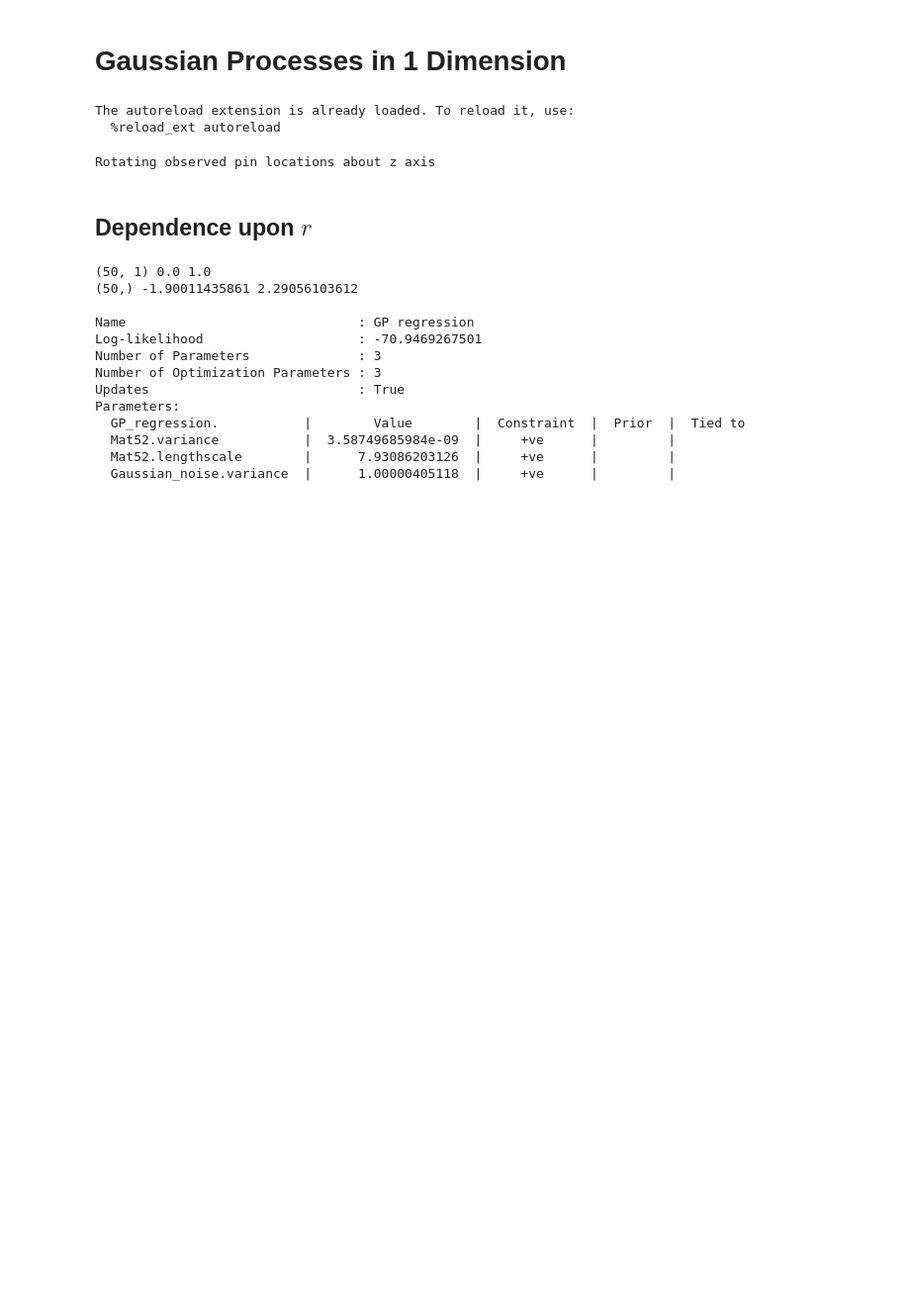
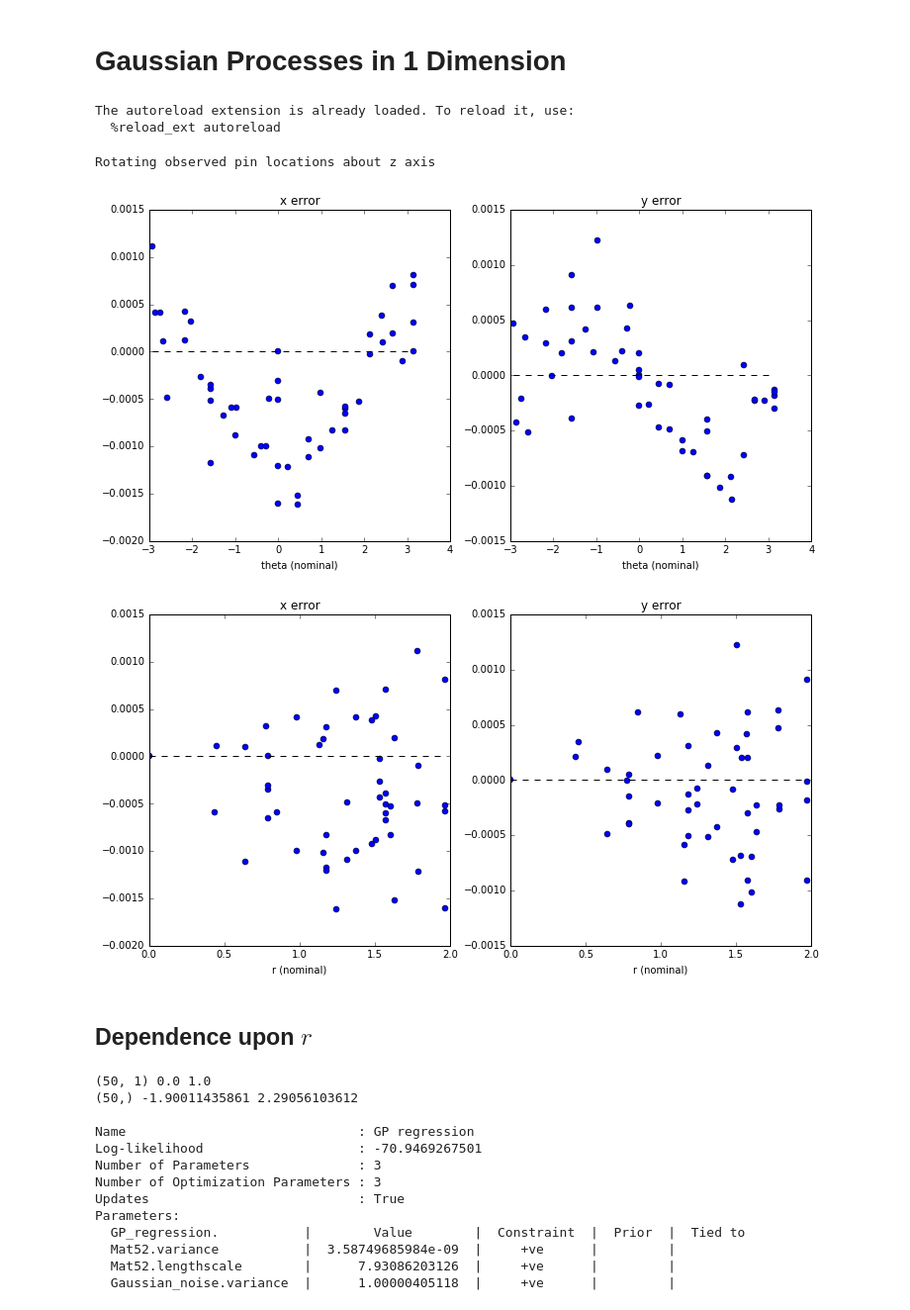
Before and after one commit to mjpekala/gp-am-study, a Jupyter notebook: examples/gp1d.ipynb, the cells around one changed output. Shown: that part at 99% size. Saved outputs shown, nothing was run; the diff lists cells and outputs as text; code cells hidden in the pictures; blank space fills up the shorter version.

```diff
--- a/examples/gp1d.ipynb
+++ b/examples/gp1d.ipynb
@@ -52,33 +52,35 @@ def normalize_obs(Y, mu=None, sigma=None):
 # %%
 inDir = os.path.join('..', 'data')
 inFile = os.path.join(inDir, 'NIST_randomized_metal_no1.csv')
 Z = load_data(inFile)
 
 # extract data of interest
 # The measured variables wear hats.
 x = Z[:,0];  xHat = Z[:,1]
 y = Z[:,2];  yHat = Z[:,3]
 d = Z[:,4];  dHat = Z[:,5]
 z = Z[:,6];  zHat = Z[:,7]
 
 r, theta = cart2polar(x,y)
 rHat, thetaHat = cart2polar(xHat, yHat)
 
 # Apply a rotation to the pin locations.
 alpha = np.pi/1100.0
 rotClockwise = np.array([[np.cos(alpha), np.sin(alpha)], [-np.sin(alpha), np.cos(alpha)]])
 print('Rotating observed pin locations about z axis')
 
 # Variables with tildes are the rotated versions of the hats (observations)
 obsHat = np.vstack((xHat, yHat))
 obsTilde = np.dot(rotClockwise, obsHat)
 xTilde = obsTilde[0,:]
 yTilde = obsTilde[1,:]
 
-#plot_xy_err_2d(theta, xTilde-x, yTilde-y, xLabel='theta (nominal)')
-#plot_xy_err_2d(r, xTilde-x, yTilde-y, xLabel='r (nominal)')
+plot_xy_err_2d(theta, xTilde-x, yTilde-y, xLabel='theta (nominal)')
+plot_xy_err_2d(r, xTilde-x, yTilde-y, xLabel='r (nominal)')
 # %% [output]
 Rotating observed pin locations about z axis
+[figure, added]
+[figure, added]
 # %% [markdown]
 ## Dependence upon $r$
 # %%
```
Also changed, not shown: parts of 2 cells of this notebook.
